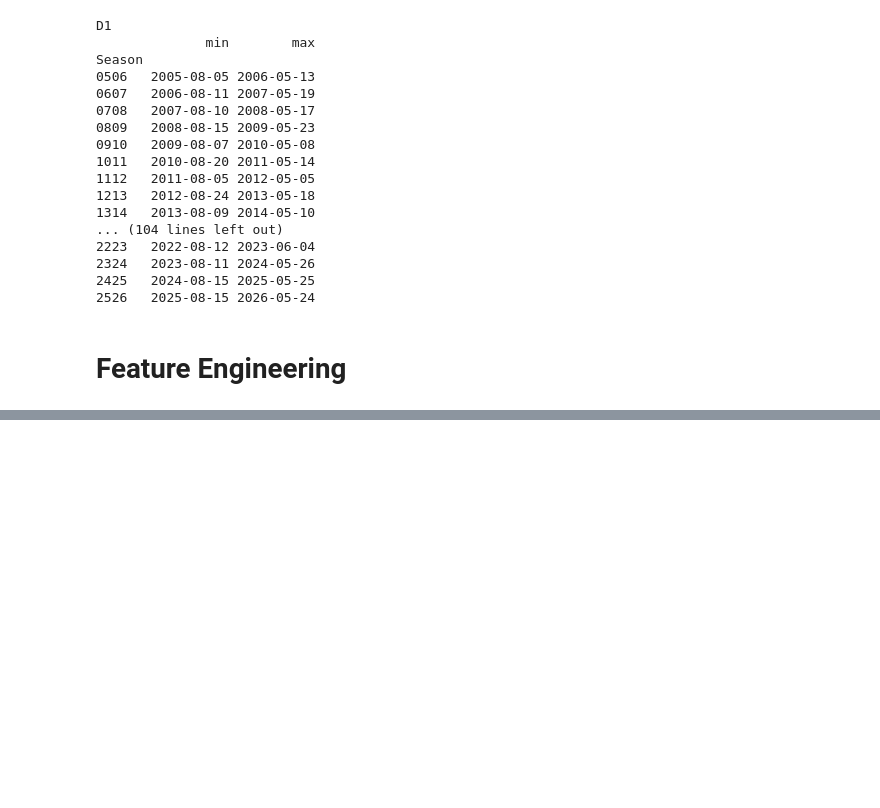
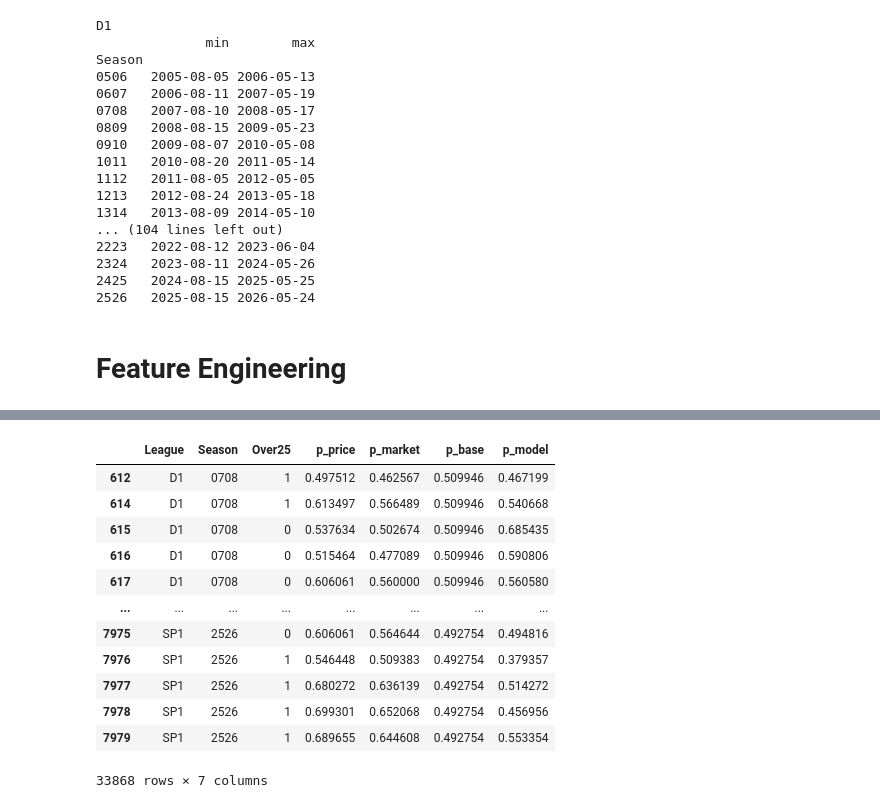
Before and after one commit to acarroll1303/OU25GoalsReg, a Jupyter notebook: OU25.ipynb, the cells around one changed output, grey strips where cells are left out. Saved outputs shown, nothing was run; the diff lists cells and outputs as text; code cells hidden in the pictures; blank space fills up the shorter version.

```diff
--- a/OU25.ipynb
+++ b/OU25.ipynb
@@ -174,0 +173,32 @@ print(homeAwayMapper())
+# %%
+preds=[]
+
+for l in featDict.keys():
+    df=featDict[l]
+    for s in test_seasons:
+        train = df[df.Season < s].dropna(subset=FEATURES)
+        test  = df[df.Season == s].dropna(subset=FEATURES+['PricePrOver','MarketPrOver'])
+        out=test[["Season","Over25","PricePrOver","MarketPrOver"]].copy().rename(columns={'PricePrOver':'p_price','MarketPrOver':'p_market'})
+        pipe.fit(train[FEATURES], train["Over25"])
+        p=(pipe.predict_proba(test[FEATURES])[:,1])
+        out['League']=l
+        out['p_base']=train['Over25'].mean()
+        out['p_model']=p
+        preds.append(out)
+
+predsDF=pd.concat(preds)[['League', 'Season','Over25','p_price', 'p_market' ,'p_base','p_model']]
+predsDF
+# %% [output]
+|  | League | Season | Over25 | p_price | p_market | p_base | p_model |
+| 612 | D1 | 0708 | 1 | 0.497512 | 0.462567 | 0.509946 | 0.467199 |
+| 614 | D1 | 0708 | 1 | 0.613497 | 0.566489 | 0.509946 | 0.540668 |
+| 615 | D1 | 0708 | 0 | 0.537634 | 0.502674 | 0.509946 | 0.685435 |
+| 616 | D1 | 0708 | 0 | 0.515464 | 0.477089 | 0.509946 | 0.590806 |
+| 617 | D1 | 0708 | 0 | 0.606061 | 0.560000 | 0.509946 | 0.560580 |
+| ... | ... | ... | ... | ... | ... | ... | ... |
+| 7975 | SP1 | 2526 | 0 | 0.606061 | 0.564644 | 0.492754 | 0.494816 |
+| 7976 | SP1 | 2526 | 1 | 0.546448 | 0.509383 | 0.492754 | 0.379357 |
+| 7977 | SP1 | 2526 | 1 | 0.680272 | 0.636139 | 0.492754 | 0.514272 |
+| 7978 | SP1 | 2526 | 1 | 0.699301 | 0.652068 | 0.492754 | 0.456956 |
+| 7979 | SP1 | 2526 | 1 | 0.689655 | 0.644608 | 0.492754 | 0.553354 |
+33868 rows × 7 columns
```
Also changed, not shown: parts of 11 cells of this notebook.
